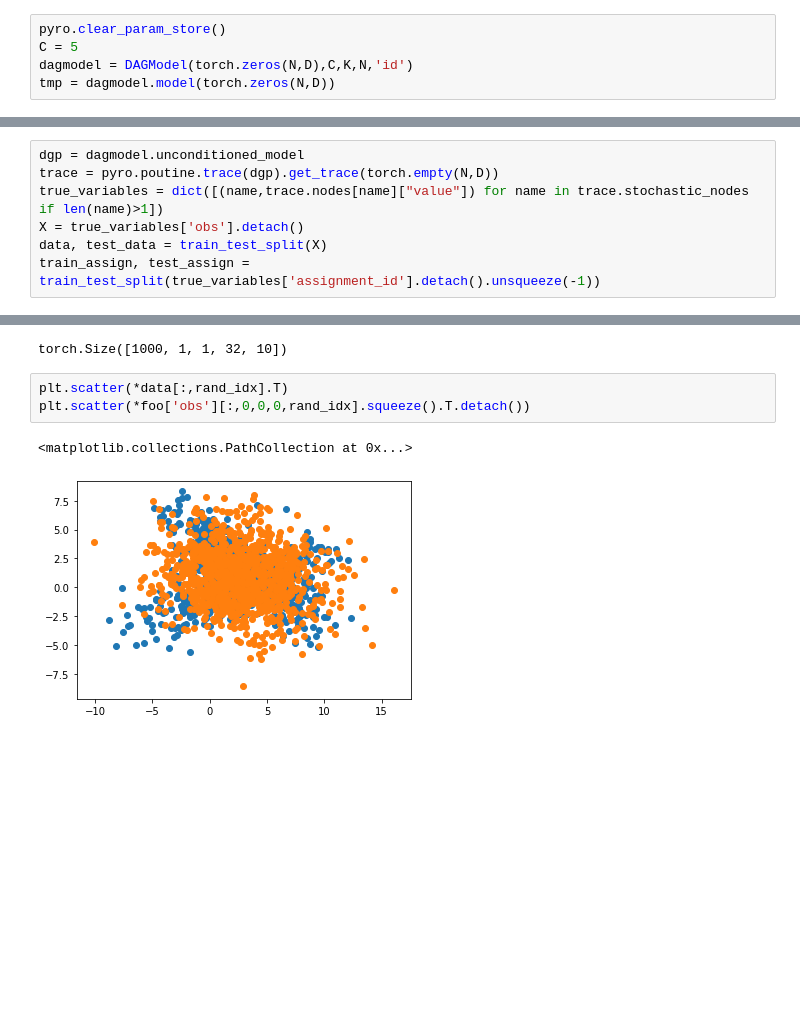
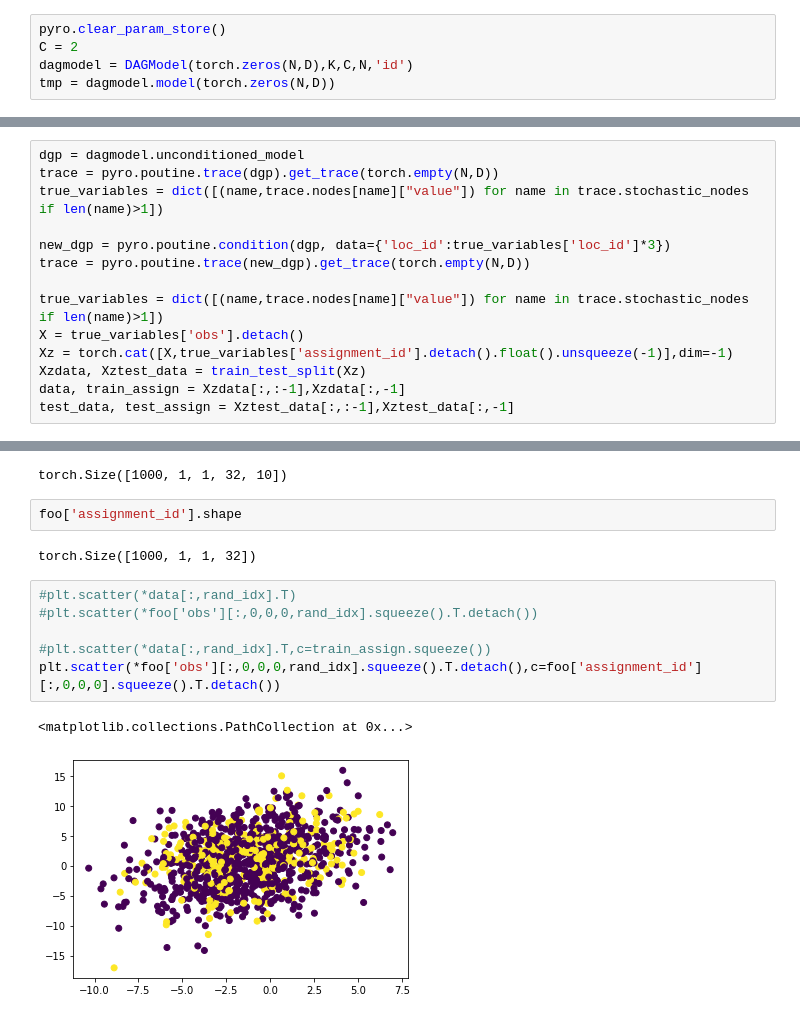
Before and after one commit to deoxyribose/experiments, a Jupyter notebook: Code generation from DAG2.ipynb, the cells around one changed output, grey strips where cells are left out. Cells and saved outputs as stored; diff of their text form; blank space fills up the shorter version.

```diff
--- a/Code generation from DAG2.ipynb
+++ b/Code generation from DAG2.ipynb
@@ -336,6 +345,6 @@ generate_Model_class(mixture)
 from model import DAGModel
 # %%
 pyro.clear_param_store()
-C = 5
-dagmodel = DAGModel(torch.zeros(N,D),C,K,N,'id')
+C = 2
+dagmodel = DAGModel(torch.zeros(N,D),K,C,N,'id')
 tmp = dagmodel.model(torch.zeros(N,D))
@@ -362,6 +373,13 @@ dagmodel.param_shapes_and_support
 dgp = dagmodel.unconditioned_model
 trace = pyro.poutine.trace(dgp).get_trace(torch.empty(N,D))
 true_variables = dict([(name,trace.nodes[name]["value"]) for name in trace.stochastic_nodes if len(name)>1])
+
+new_dgp = pyro.poutine.condition(dgp, data={'loc_id':true_variables['loc_id']*3})
+trace = pyro.poutine.trace(new_dgp).get_trace(torch.empty(N,D))
+
+true_variables = dict([(name,trace.nodes[name]["value"]) for name in trace.stochastic_nodes if len(name)>1])
 X = true_variables['obs'].detach()
-data, test_data = train_test_split(X)
-train_assign, test_assign = train_test_split(true_variables['assignment_id'].detach().unsqueeze(-1))
+Xz = torch.cat([X,true_variables['assignment_id'].detach().float().unsqueeze(-1)],dim=-1)
+Xzdata, Xztest_data = train_test_split(Xz)
+data, train_assign = Xzdata[:,:-1],Xzdata[:,-1]
+test_data, test_assign = Xztest_data[:,:-1],Xztest_data[:,-1]
@@ -419,9 +474,16 @@ plt.plot(telemetry['loss'])
 foo['obs'].shape
 # %% [output]
 torch.Size([1000, 1, 1, 32, 10])
+# %%
+foo['assignment_id'].shape
+# %% [output]
+torch.Size([1000, 1, 1, 32])
 # %%
-plt.scatter(*data[:,rand_idx].T)
-plt.scatter(*foo['obs'][:,0,0,0,rand_idx].squeeze().T.detach())
+#plt.scatter(*data[:,rand_idx].T)
+#plt.scatter(*foo['obs'][:,0,0,0,rand_idx].squeeze().T.detach())
+
+#plt.scatter(*data[:,rand_idx].T,c=train_assign.squeeze())
+plt.scatter(*foo['obs'][:,0,0,0,rand_idx].squeeze().T.detach(),c=foo['assignment_id'][:,0,0,0].squeeze().T.detach())
 # %% [output]
 <matplotlib.collections.PathCollection at 0x...>
-[figure, old version]
+[figure, new version]
```
Also changed, not shown: parts of 24 cells of this notebook.
